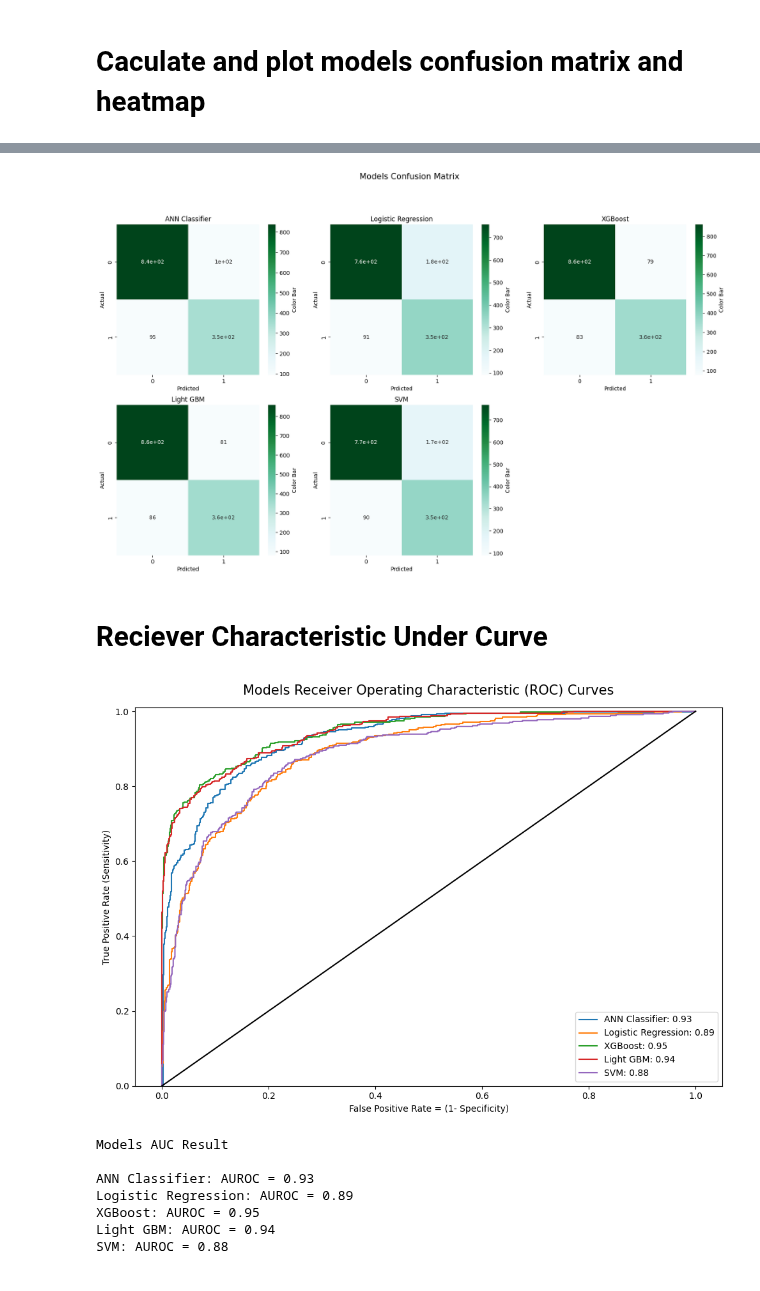
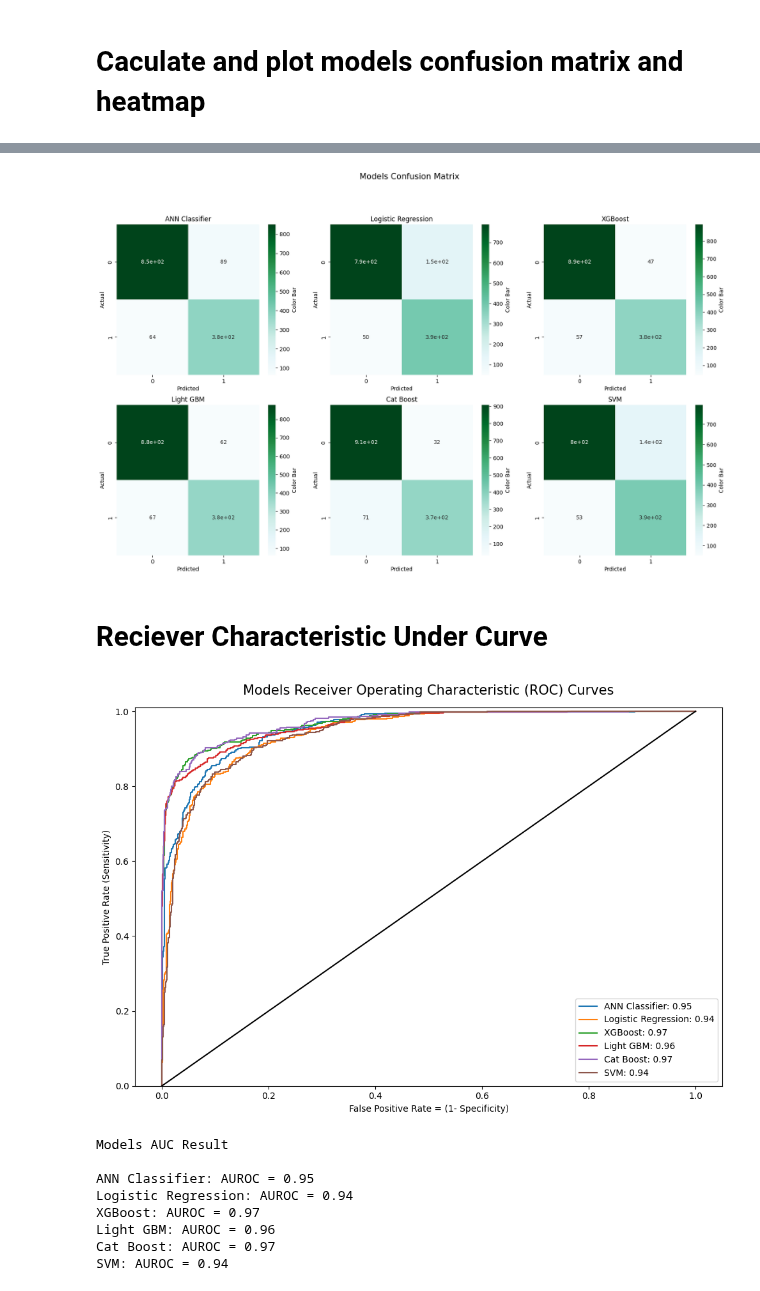
Before and after one commit to Team-6-AAI-501/strokeprediction, a Jupyter notebook: jupyternotebook/aai501StrokePrediction.ipynb, the cells around one changed output, grey strips where cells are left out. Saved outputs shown, nothing was run; the diff lists cells and outputs as text; code cells hidden in the pictures.

Commit message:
Fixed Cat Boost

```diff
--- a/jupyternotebook/aai501StrokePrediction.ipynb
+++ b/jupyternotebook/aai501StrokePrediction.ipynb
@@ -677,10 +661,11 @@ weighted avg       0.88      0.88      0.88      1382
 # %% [markdown]
 ### Cat Boost
 # %%
-df_cat = df.copy(deep=True)
+#df_cat = fs.copy(deep=True)
+df_cat = df_combined.copy(deep=True)
 #Fill missing values
 # Separate numeric and categorical columns
-numeric_cols = df_cat.select_dtypes(include=[np.number]).columns
+#numeric_cols = df_cat.select_dtypes(include=[np.number]).columns
 
 # Impute numeric columns with median
 df_cat[numeric_cols] = SimpleImputer(strategy='median').fit_transform(df_cat[numeric_cols])
@@ -751,6 +745,7 @@ models_predictions = {
     "Logistic Regression": test_preds_lr,
     "XGBoost": test_preds_xgb,
     "Light GBM": test_preds_lgbm,
+    "Cat Boost": test_preds_cat,
     "SVM": test_preds_svm
 }
 
@@ -791,7 +784,7 @@ for model_name, predictions in models_predictions.items():
     plt.savefig('Confusion_Matrix.png')
     plt_num +=1
 # %% [output]
-[figure, old version]
+[figure, new version]
 # %% [markdown]
 # Reciever Characteristic Under Curve
 # %%
@@ -801,6 +794,7 @@ models_predictions = {
     "Logistic Regression": y_test_pred_proba_lr,
     "XGBoost": y_test_pred_proba_XGBoost,
     "Light GBM": y_test_pred_proba_lgb,
+    "Cat Boost": y_probs_cat,
     "SVM": y_test_pred_proba_svm
 }
 
@@ -808,38 +802,39 @@ models_predictions = {
 roc_results = {}
 auc_results = {}
 
 # Compute False Positive Rate and True Positive Rate, and Compute Area Under Receiver Operating Characteristic
 for model_name, predictions in models_predictions.items():
     fpr, tpr, threshold = roc_curve(y_test, predictions) # Compute False Positive Rate and True Positive Rate
     auc_results[model_name] = roc_auc_score(y_test, predictions) # Compute Area Under Receiver Operating Characteristic
     roc_results[model_name] = (fpr, tpr)
 
 plt.figure(figsize=(10, 7)) # set figure size
 
 # Loop throup ROC results and plot the ROC Curves
 for model_name, (fpr, tpr) in roc_results.items():
     plt.plot(fpr, tpr, label=f'{model_name}: {auc_results[model_name]:.2f}')
 
 plt.plot([0, 1], [0, 1], 'k-')
 plt.ylim([0.0, 1.01])
 plt.title('Models Receiver Operating Characteristic (ROC) Curves', fontsize=15, y=1.02)
 plt.xlabel('False Positive Rate = (1- Specificity)')
 plt.ylabel('True Positive Rate (Sensitivity)')
 plt.legend()
 plt.tight_layout()
 plt.savefig('roc_curves.png')  # Save the ROC curves figure as a PNG file to a file
 plt.show()
 
 # Print Models Area Under Receiver Operating Characteristic Results
 print(f'Models AUC Result \n')
 for model_name, auc in auc_results.items():
     print(f'{model_name}: AUROC = %.2f' % (auc))
 # %% [output]
-[figure, old version]
+[figure, new version]
 Models AUC Result
 
-ANN Classifier: AUROC = 0.93
-Logistic Regression: AUROC = 0.89
-XGBoost: AUROC = 0.95
-Light GBM: AUROC = 0.94
-SVM: AUROC = 0.88
+ANN Classifier: AUROC = 0.95
+Logistic Regression: AUROC = 0.94
+XGBoost: AUROC = 0.97
+Light GBM: AUROC = 0.96
+Cat Boost: AUROC = 0.97
+SVM: AUROC = 0.94
```
Also changed, not shown: parts of 17 cells of this notebook, 7 other files.
